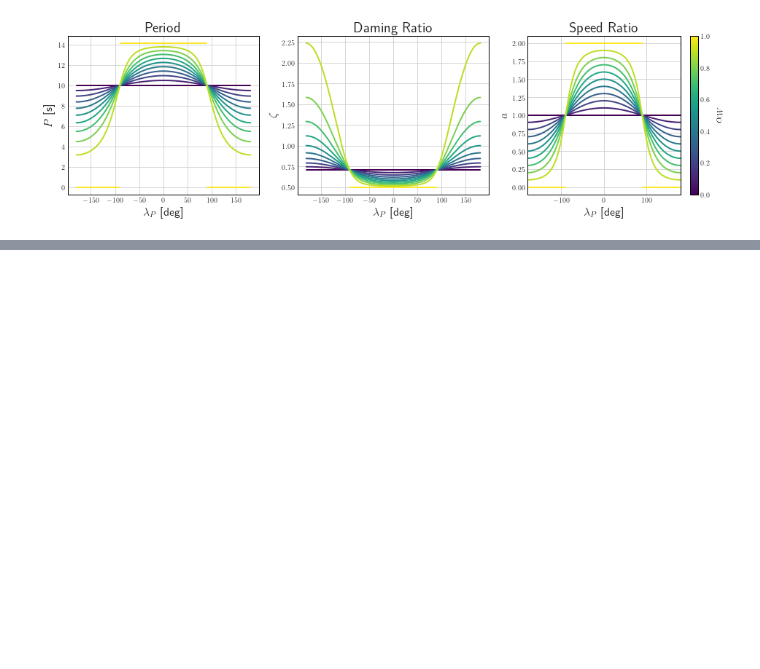
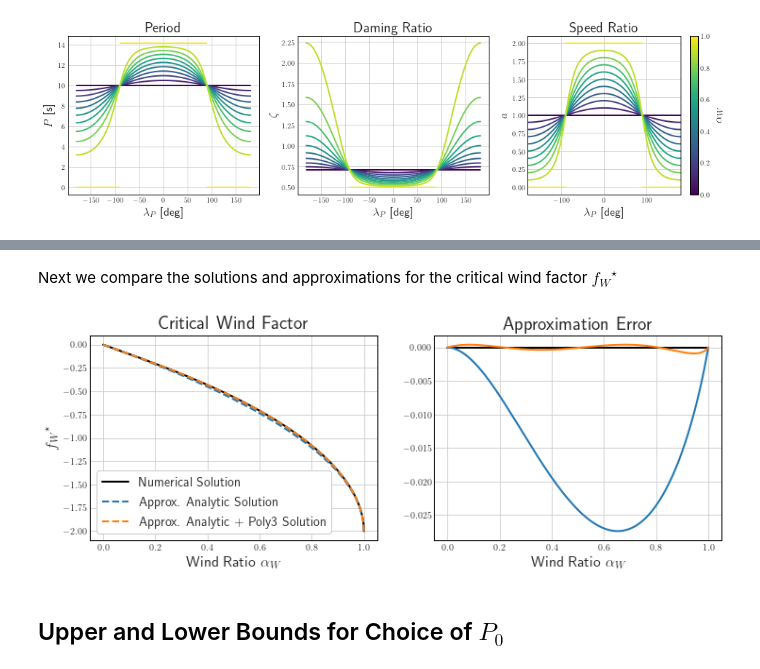
Before and after one commit to tstastny/windy_guidance_stability_analysis, a Jupyter notebook: Stability Analysis of Wind-Aware Guidance for Fixed-Wing UAVs.ipynb, the cells around one changed output, grey strips where cells are left out. Saved outputs shown, nothing was run; the diff lists cells and outputs as text; code cells hidden in the pictures; blank space fills up the shorter version.

```diff
--- a/Stability Analysis of Wind-Aware Guidance for Fixed-Wing UAVs.ipynb
+++ b/Stability Analysis of Wind-Aware Guidance for Fixed-Wing UAVs.ipynb
@@ -556,0 +686,5 @@ Ground Speed Based Control Law for Straight Paths
+# %%
+for i in range(len_data):
+    f_crit_analytic_approx[i] = eval_f_crit_analytic_approx(wind_ratio_data[i])
+
+f_crit_analytic_approx_err = f_crit_analytic_approx - f_crit_num_sol
@@ -556,0 +711,13 @@ Ground Speed Based Control Law for Straight Paths
+# %%
+wr321 = np.array([wind_ratio_data**3, wind_ratio_data**2, wind_ratio_data])
+c0 = -np.array([-0.32313744, 0.31651312, 0.00662432])*0.55                          # coefficients initial guess
+cons = ({'type': 'eq', 'fun': lambda c, x: x[:, -1].dot(c), 'args': (wr321,)})      # equality constraint (2)
+
+# optimize
+c_sol = optimize.minimize(eval_sum_sq_f_crit_approx_err, c0, args=(wr321, f_crit_analytic_approx_err), constraints=cons)
+print(c_sol)
+
+# calculate the polynomial result and add it to the analytic approximation
+poly_fun = np.poly1d(np.concatenate((c_sol.x, np.array([0]))))
+f_crit_analytic_poly_approx = f_crit_analytic_approx + poly_fun(wind_ratio_data)
+f_crit_analytic_poly_approx_err = f_crit_analytic_poly_approx - f_crit_num_sol
@@ -556,0 +734,29 @@ Ground Speed Based Control Law for Straight Paths
+# %% [markdown]
+Next we compare the solutions and approximations for the critical wind factor ${f_W}^\star$
+# %%
+fig = plt.figure(figsize=(12, 4))
+spec = gridspec.GridSpec(ncols=2, nrows=1, figure=fig)
+
+ax1 = fig.add_subplot(spec[:, 0])
+ax2 = fig.add_subplot(spec[:, 1])
+
+ax1.plot(wind_ratio_data, f_crit_num_sol, linewidth=plot_lw, color='black', label=r'Numerical Solution')
+ax1.plot(wind_ratio_data, f_crit_analytic_approx, '--', linewidth=plot_lw, color='tab:blue', label=r'Approx. Analytic Solution')
+ax1.plot(wind_ratio_data, f_crit_analytic_poly_approx, '--', linewidth=plot_lw, color='tab:orange', label=r'Approx. Analytic + Poly3 Solution')
+ax1.set_ylabel(r'${f_W}^\star$')
+ax1.set_title(r'Critical Wind Factor')
+ax1.set_xlabel(r'Wind Ratio $\alpha_W$')
+ax1.legend(loc="lower left")
+
+ax2.plot([wind_ratio_data[i] for i in [0, -1]], [0, 0], linewidth=plot_lw, color='black')
+ax2.plot(wind_ratio_data, f_crit_analytic_approx_err, linewidth=plot_lw, color='tab:blue')
+ax2.plot(wind_ratio_data, f_crit_analytic_poly_approx_err, linewidth=plot_lw, color='tab:orange')
+ax2.set_title(r'Approximation Error')
+# ax2.set_ylabel(r'${f_W}^\star$ Error')
+ax2.set_xlabel(r'Wind Ratio $\alpha_W$')
+
+plt.show()
+# %% [output]
+[figure, added]
+# %% [markdown]
+## Upper and Lower Bounds for Choice of $P_0$
```
Also changed, not shown: parts of 14 cells of this notebook, 1 other file.
